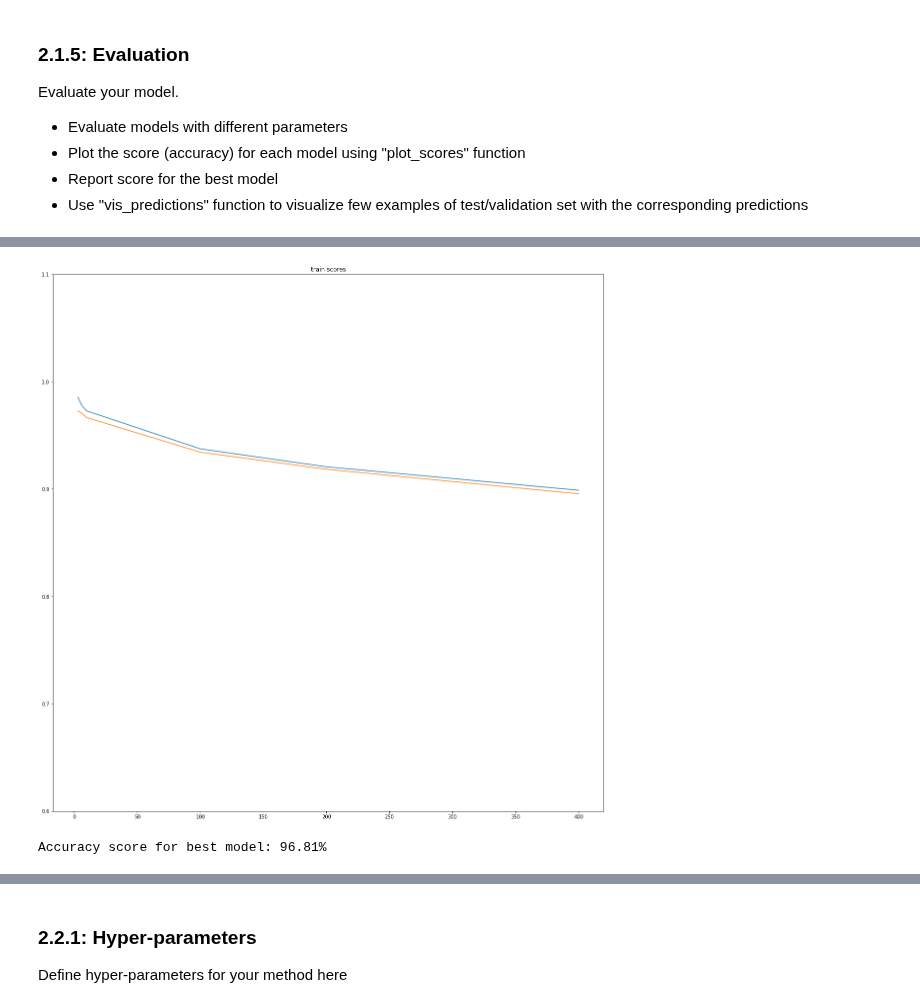
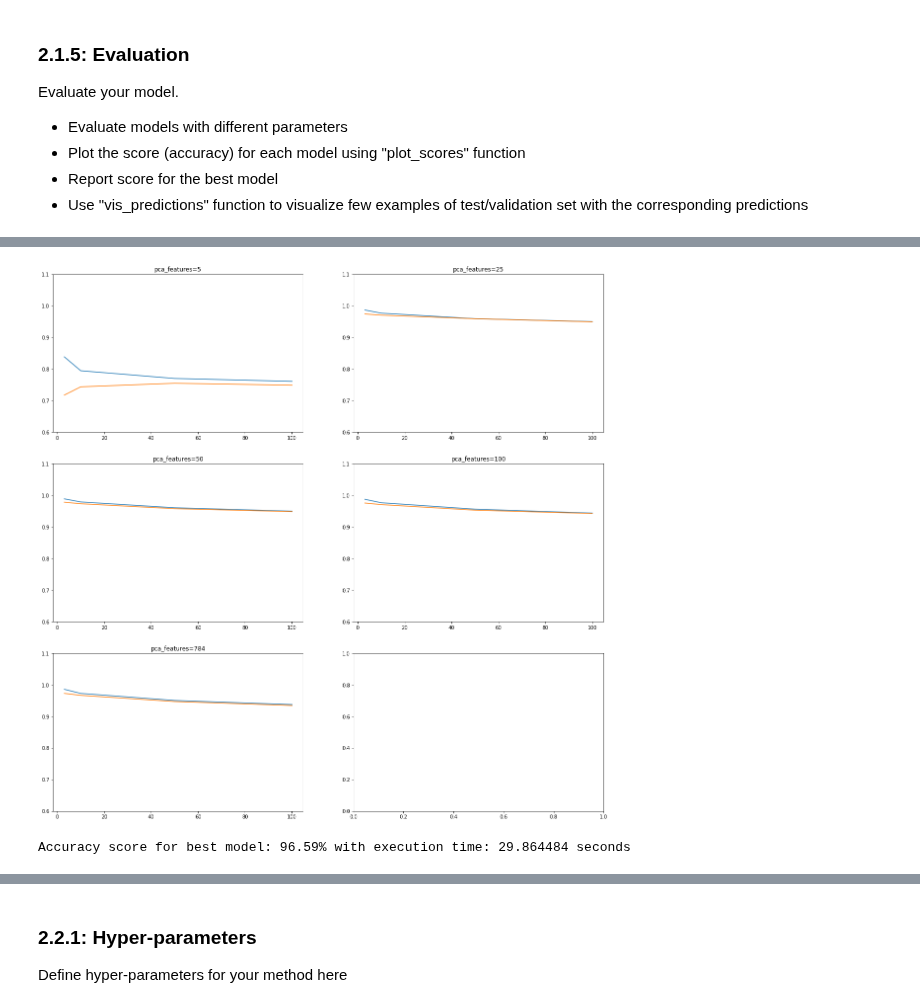
Before and after one commit to shahrukhx01/adversarial-ml-101, a Jupyter notebook: assignment1/shahrukh/2021_10_29_Task_01.ipynb.ipynb, the cells around one changed output, grey strips where cells are left out. Cells and saved outputs as stored; diff of their text form; code cells hidden in the pictures.

```diff
--- a/assignment1/shahrukh/2021_10_29_Task_01.ipynb.ipynb
+++ b/assignment1/shahrukh/2021_10_29_Task_01.ipynb.ipynb
@@ -525,22 +583,17 @@ plot_scores(list(knn_eval_scores.keys()), list(knn_eval_scores.values()),
-# %%
-knn_eval_scores_to_plot, knn_train_scores_to_plot = [], []
-for n_features in output_dimension_values:
-    for n_neighbor in n_neighbors_values:
-
-knn_eval_scores_to_plot.append((list(knn_eval_scores.keys()), list(knn_eval_scores.values()),
-                            f"validation scores"))
-knn_train_scores_to_plot.append((list(knn_training_scores.keys()), list(knn_training_scores.values()),
-            f"train scores"))
-plot_train_eval_scores(knn_train_scores_to_plot, knn_eval_scores_to_plot)
-# %% [output]
-[figure, removed]
+# %%
+plot_train_eval_scores(knn_train_scores_to_plot, knn_eval_scores_to_plot, rows=3, cols=2)
+# %% [output]
+[figure, added]
 # %%
+start = datetime.datetime.now()
 # Here report the score for the best model
-best_knn_model = knn_models[KNN_Param(n_neighbors=3)]
-y_pred = best_knn_model.predict(x_eval_flat)
+best_knn_model = knn_models[KNN_Param(n_neighbors=3, n_features=50)]
+y_pred = best_knn_model.predict(pca_eval_outputs[50])
+end = datetime.datetime.now()
 best_knn_test_score = accuracy_score(y_eval.numpy(), y_pred)
-print(f"Accuracy score for best model: {best_knn_test_score*100}%")
+time_delta = (end - start)
+print(f"Accuracy score for best model: {best_knn_test_score*100}% with execution time: {time_delta.total_seconds()} seconds")
 # %% [output]
-Accuracy score for best model: 96.81%
+Accuracy score for best model: 96.59% with execution time: 29.864484 seconds
 # %%
 ## Analyzing fine-grained accuracy scores per label using confusion matrix
```
Also changed, not shown: parts of 22 cells of this notebook.
